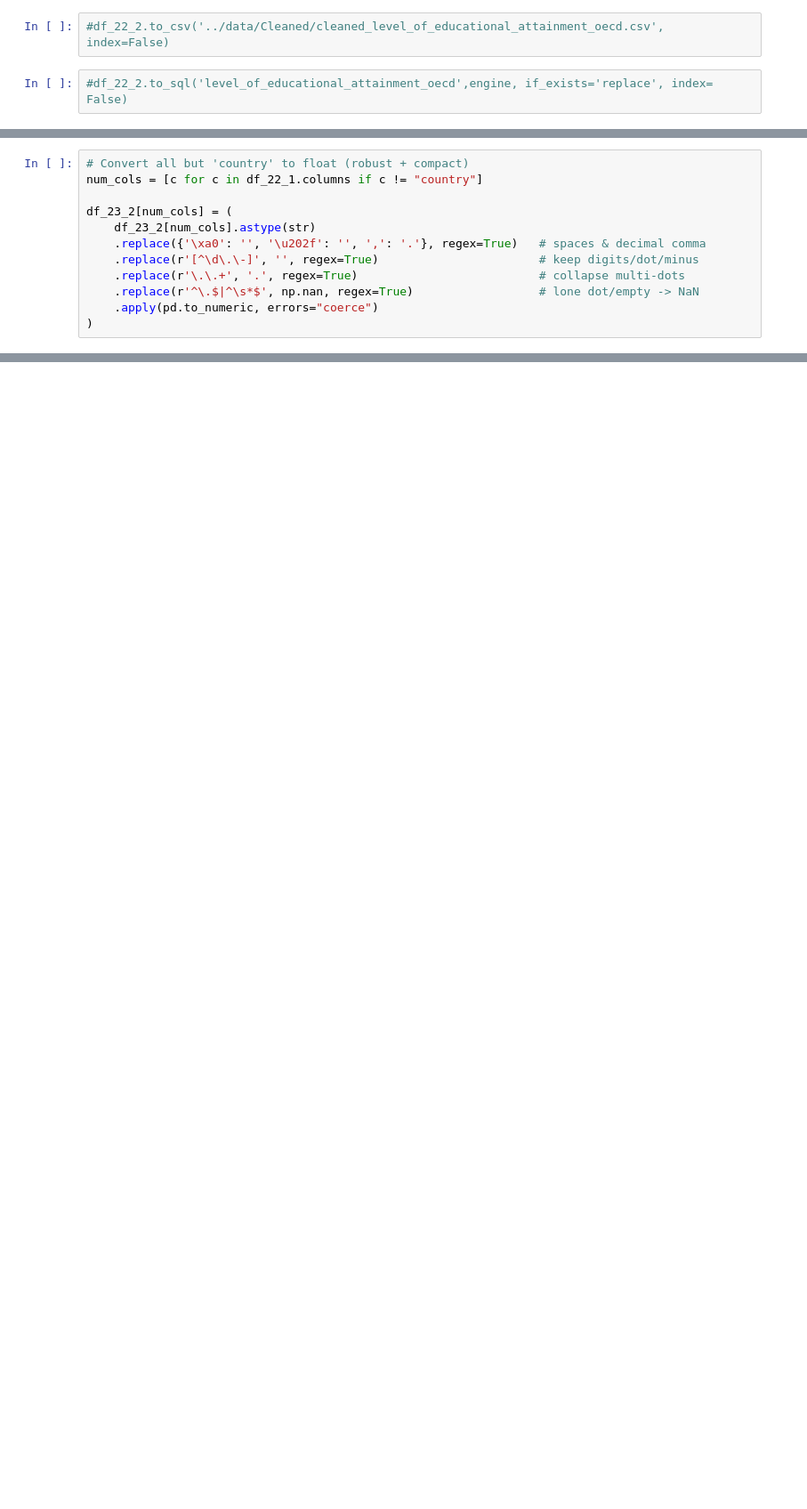
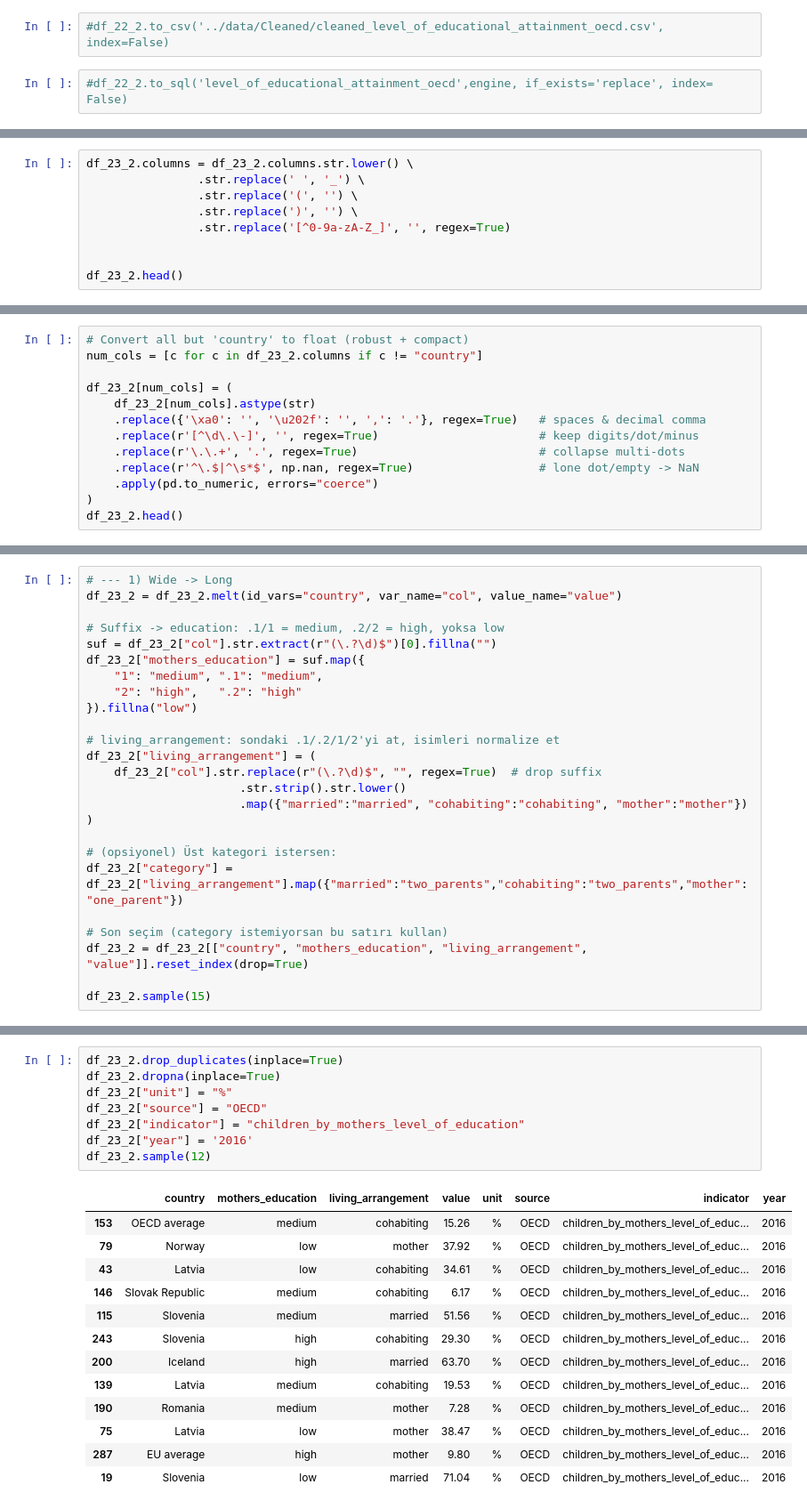
Before and after one commit to YkslB/marriage_statistics, a Jupyter notebook: scripts/Cleaning.ipynb, the cells around one changed output, grey strips where cells are left out. Shown at 89% size. Saved outputs shown, nothing was run; the diff lists cells and outputs as text; blank space fills up the shorter version.

```diff
--- a/scripts/Cleaning.ipynb
+++ b/scripts/Cleaning.ipynb
@@ -3256,0 +3327,9 @@ print(df_info)
+# %%
+df_23_2.columns = df_23_2.columns.str.lower() \
+                .str.replace(' ', '_') \
+                .str.replace('(', '') \
+                .str.replace(')', '') \
+                .str.replace('[^0-9a-zA-Z_]', '', regex=True)
+
+
+df_23_2.head()
@@ -3257,6 +3343,6 @@ print(df_info)
 # %%
 # Convert all but 'country' to float (robust + compact)
-num_cols = [c for c in df_22_1.columns if c != "country"]
+num_cols = [c for c in df_23_2.columns if c != "country"]
 
 df_23_2[num_cols] = (
     df_23_2[num_cols].astype(str)
@@ -3266,3 +3352,4 @@ df_23_2[num_cols] = (
     .replace(r'^\.$|^\s*$', np.nan, regex=True)                  # lone dot/empty -> NaN
     .apply(pd.to_numeric, errors="coerce")
 )
+df_23_2.head()
@@ -3268,0 +3363,25 @@ df_23_2[num_cols] = (
+# %%
+# --- 1) Wide -> Long
+df_23_2 = df_23_2.melt(id_vars="country", var_name="col", value_name="value")
+
+# Suffix -> education: .1/1 = medium, .2/2 = high, yoksa low
+suf = df_23_2["col"].str.extract(r"(\.?\d)$")[0].fillna("")
+df_23_2["mothers_education"] = suf.map({
+    "1": "medium", ".1": "medium",
+    "2": "high",   ".2": "high"
+}).fillna("low")
+
+# living_arrangement: sondaki .1/.2/1/2'yi at, isimleri normalize et
+df_23_2["living_arrangement"] = (
+    df_23_2["col"].str.replace(r"(\.?\d)$", "", regex=True)  # drop suffix
+                      .str.strip().str.lower()
+                      .map({"married":"married", "cohabiting":"cohabiting", "mother":"mother"})
+)
+
+# (opsiyonel) Üst kategori istersen:
+df_23_2["category"] = df_23_2["living_arrangement"].map({"married":"two_parents","cohabiting":"two_parents","mother":"one_parent"})
+
+# Son seçim (category istemiyorsan bu satırı kullan)
+df_23_2 = df_23_2[["country", "mothers_education", "living_arrangement", "value"]].reset_index(drop=True)
+
+df_23_2.sample(15)
@@ -3268,0 +3405,22 @@ df_23_2[num_cols] = (
+# %%
+df_23_2.drop_duplicates(inplace=True)
+df_23_2.dropna(inplace=True)
+df_23_2["unit"] = "%"
+df_23_2["source"] = "OECD"
+df_23_2["indicator"] = "children_by_mothers_level_of_education"
+df_23_2["year"] = '2016'
+df_23_2.sample(12)
+# %% [output]
+|  | country | mothers_education | living_arrangement | value | unit | source | indicator | year |
+| 153 | OECD average | medium | cohabiting | 15.26 | % | OECD | children_by_mothers_level_of_educ... | 2016 |
+| 79 | Norway | low | mother | 37.92 | % | OECD | children_by_mothers_level_of_educ... | 2016 |
+| 43 | Latvia | low | cohabiting | 34.61 | % | OECD | children_by_mothers_level_of_educ... | 2016 |
+| 146 | Slovak Republic | medium | cohabiting | 6.17 | % | OECD | children_by_mothers_level_of_educ... | 2016 |
+| 115 | Slovenia | medium | married | 51.56 | % | OECD | children_by_mothers_level_of_educ... | 2016 |
+| 243 | Slovenia | high | cohabiting | 29.30 | % | OECD | children_by_mothers_level_of_educ... | 2016 |
+| 200 | Iceland | high | married | 63.70 | % | OECD | children_by_mothers_level_of_educ... | 2016 |
+| 139 | Latvia | medium | cohabiting | 19.53 | % | OECD | children_by_mothers_level_of_educ... | 2016 |
+| 190 | Romania | medium | mother | 7.28 | % | OECD | children_by_mothers_level_of_educ... | 2016 |
+| 75 | Latvia | low | mother | 38.47 | % | OECD | children_by_mothers_level_of_educ... | 2016 |
+| 287 | EU average | high | mother | 9.80 | % | OECD | children_by_mothers_level_of_educ... | 2016 |
+| 19 | Slovenia | low | married | 71.04 | % | OECD | children_by_mothers_level_of_educ... | 2016 |
```
Also changed, not shown: parts of 49 cells of this notebook, 2 other files.
